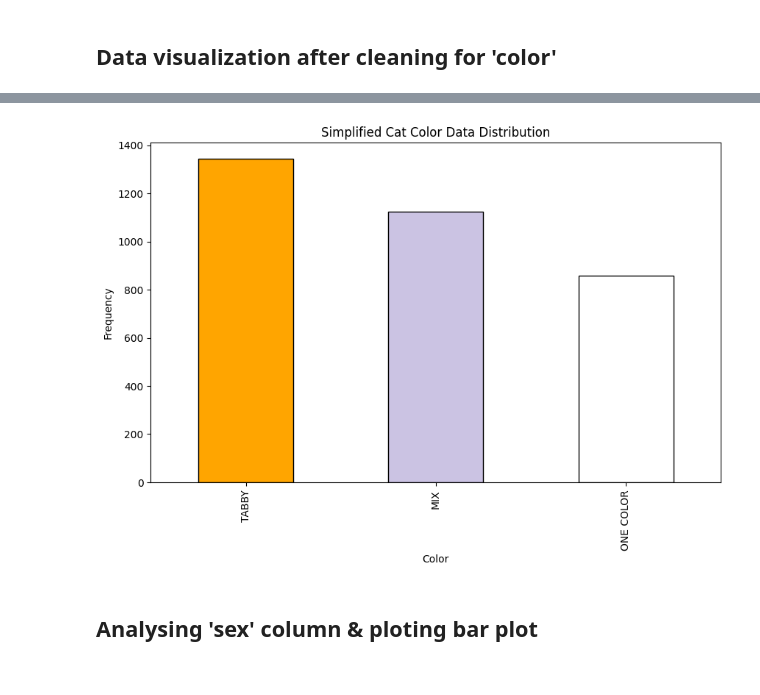
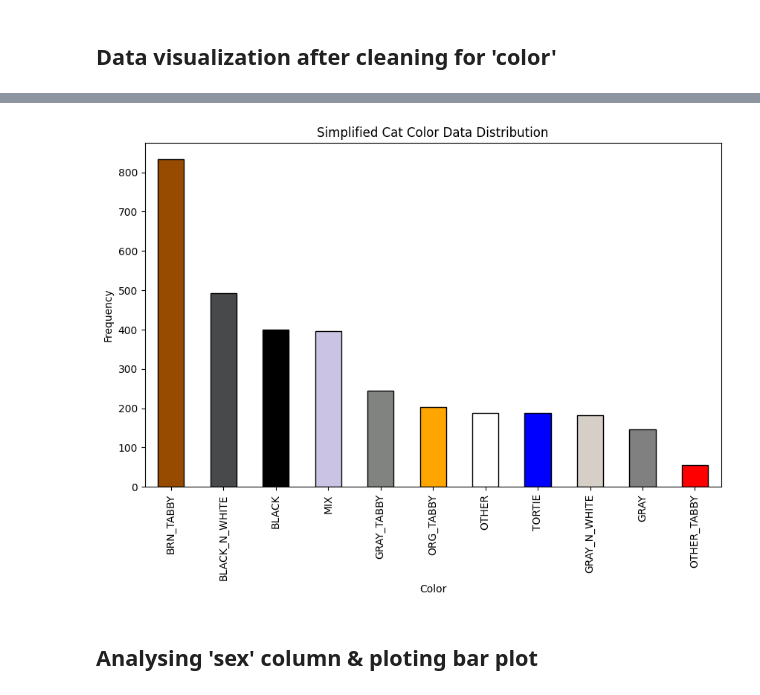
Before and after one commit to AhnafHamim/Furrever-stay, a Jupyter notebook: data-visualization-cleaning/sonoma_county_data_visualization_nd_cleaning.ipynb, the cells around one changed output, grey strips where cells are left out. Saved outputs shown, nothing was run; the diff lists cells and outputs as text; code cells hidden in the pictures.

```diff
--- a/data-visualization-cleaning/sonoma_county_data_visualization_nd_cleaning.ipynb
+++ b/data-visualization-cleaning/sonoma_county_data_visualization_nd_cleaning.ipynb
@@ -393,0 +447,10 @@ Name: simplified_color, dtype: int64
+# %%
+def assign_color(input_string):
+    if '/' in input_string or ' ' in input_string:
+        return 'MIX'
+    else:
+        return input_string
+
+selected_df['simplified_color'] = selected_df['simplified_color'].apply(assign_color)
+
+selected_df.head()
@@ -393,0 +464,11 @@ Name: simplified_color, dtype: int64
+# %%
+def assign_color(input_string):
+    colors_to_check = ['BRN_TABBY', 'BLACK_N_WHITE', 'BLACK', 'MIX', 'GRAY_TABBY', 'ORG_TABBY', 'OTHER_TABBY', 'GRAY', 'TORTIE']
+
+    if any(color in input_string for color in colors_to_check):
+        return input_string
+    else:
+        return 'OTHER'
+
+selected_df['simplified_color'] = selected_df['simplified_color'].apply(assign_color)
+selected_df.head()
@@ -393,0 +482,17 @@ Name: simplified_color, dtype: int64
+# %%
+color_category_counts2 = selected_df['simplified_color'].value_counts()
+color_category_counts2
+# Set display options to show all rows
+pd.set_option('display.max_rows', None)
+
+# Get the counts of unique values in the 'color' column
+color_category_counts2 = selected_df['simplified_color'].value_counts()
+
+# Convert the Series to a DataFrame for better display
+color_category_counts2_df = pd.DataFrame({'simplified_color': color_category_counts2.index, 'Count': color_category_counts2.values})
+
+# Display the DataFrame
+print(color_category_counts2_df)
+
+# Reset display options to the default (if needed)
+pd.reset_option('display.max_rows')
@@ -394,24 +512,24 @@ Name: simplified_color, dtype: int64
 # %%
 import matplotlib.pyplot as plt
 
 # Assuming category_counts2 is your Series
 # color_category_counts2 = pd.Series({'TABBY': 949, 'BLACK': 744, 'OTHER': 626, 'GRAY': 333, 'WHITE': 219})
 
 # Create a color dictionary for each category
-color_dict = {'TABBY': 'orange', 'MIX': '#CBC3E3', 'ONE COLOR': 'white'}
+color_dict = {'BRN_TABBY': '#964B00', 'BLACK_N_WHITE':'#48494B', 'BLACK': 'black', 'MIX': '#CBC3E3', 'GRAY_TABBY': '#818380', 'ORG_TABBY':'orange', 'OTHER': 'white','TORTIE': 'blue', 'GRAY_N_WHITE': '#D6CFC7', 'GRAY': 'gray', 'OTHER_TABBY': 'red' }
 
 # Plot the bar chart with specified colors
 color_category_counts2.plot(kind='bar', edgecolor='black', figsize=(10, 6), color=[color_dict.get(x, 'blue') for x in color_category_counts2.index])
 
 # Adding labels and title
 plt.xlabel('Color')
 plt.ylabel('Frequency')
 plt.title('Simplified Cat Color Data Distribution')
 
 # Display the plot
 plt.show()
 # %% [output]
-[figure, old version]
+[figure, new version]
 # %% [markdown]
 ## Analysing 'sex' column & ploting bar plot
 # %%
```
Also changed, not shown: parts of 24 cells of this notebook, 19 other files.
